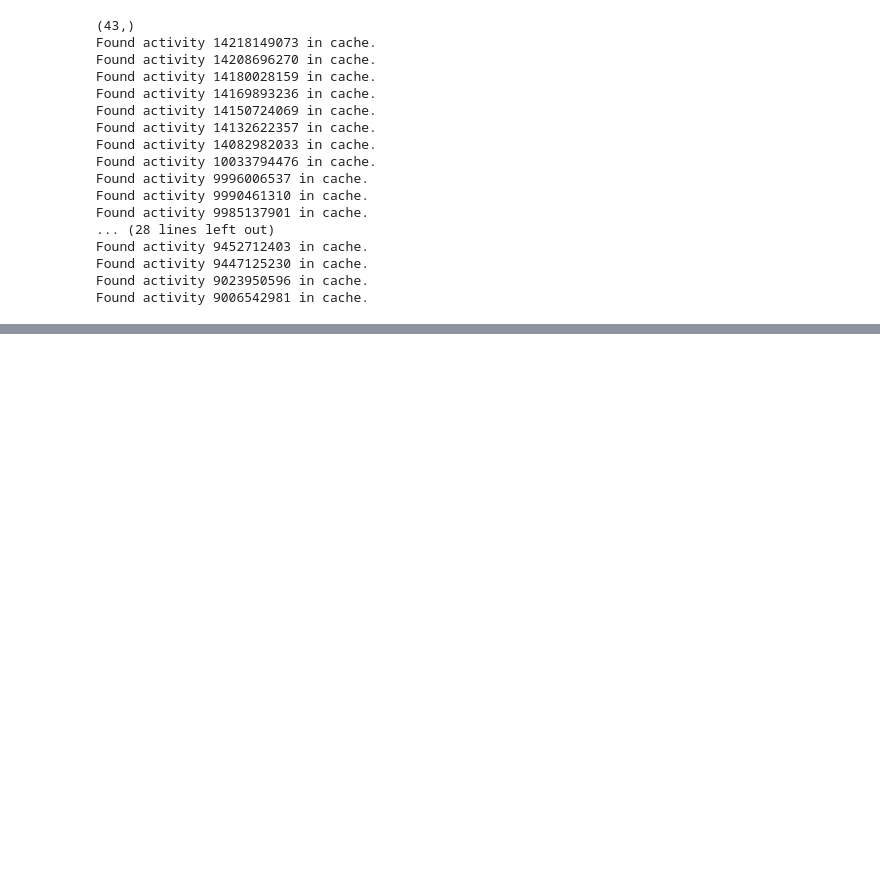
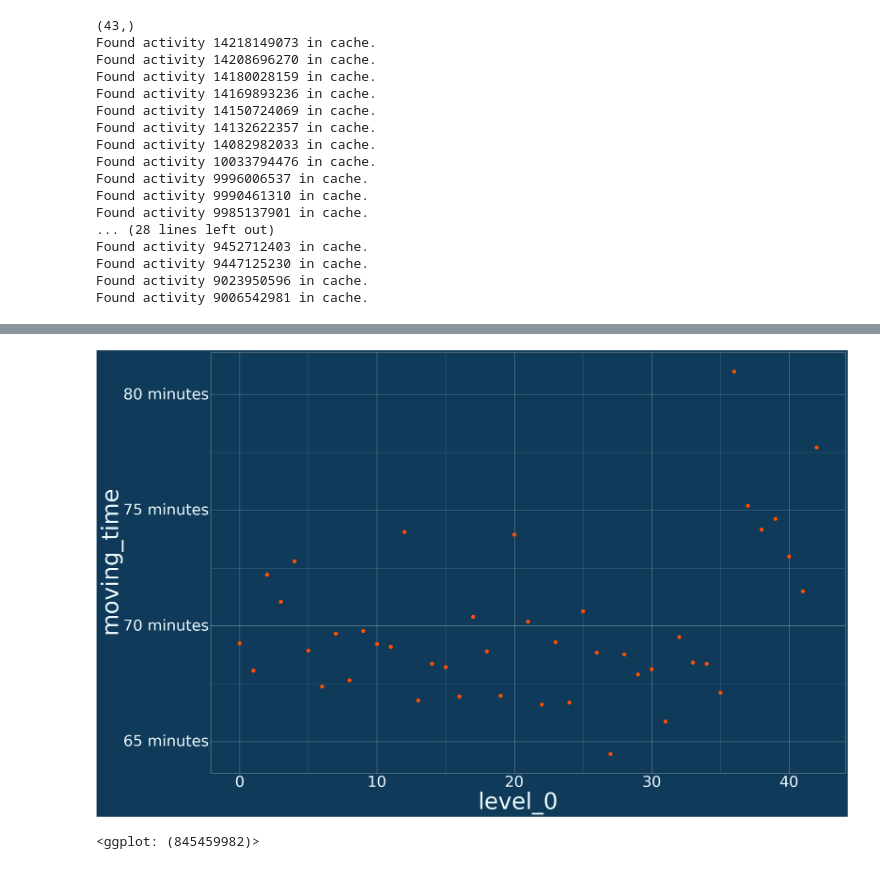
Before and after one commit to NWNHT/StravaPlotting, a Jupyter notebook: src/activity_view.ipynb, the cells around one changed output, grey strips where cells are left out. Cells and saved outputs as stored; diff of their text form; code cells hidden in the pictures; blank space fills up the shorter version.

```diff
--- a/src/activity_view.ipynb
+++ b/src/activity_view.ipynb
@@ -134,0 +155,19 @@ pt.dark()
+# %%
+(gg.ggplot(white_rock_route_activities.sort_index(ascending=False).reset_index().reset_index(), gg.aes(x='level_0', y='moving_time'))
+# (gg.ggplot(white_rock_route_activities.sort_index(ascending=False).reset_index().reset_index(), gg.aes(x='level_0', y='average_speed'))
+# (gg.ggplot(white_rock_route_activities.sort_index(ascending=False).reset_index().reset_index(), gg.aes(x='level_0', y='max_speed'))
+# (gg.ggplot(white_rock_route_activities.sort_index(ascending=False).reset_index().reset_index(), gg.aes(x='level_0', y='average_heartrate'))
+# (gg.ggplot(white_rock_route_activities.sort_index(ascending=False).reset_index().reset_index(), gg.aes(x='level_0', y='max_heartrate'))
+    + gg.geom_point(size=5, colour='#ff4f00')
+
+    # + gg.scale_y_continuous(limits=[0, None])
+
+    + gg.theme(figure_size=(14, 9))
+    + pt.gg_theme()
+    + gg.theme(
+        legend_background=gg.element_rect(fill=pt.background),
+    )
+    )
+# %% [output]
+[figure, added]
+<ggplot: (845459982)>
```
Also changed, not shown: parts of 8 cells of this notebook.
